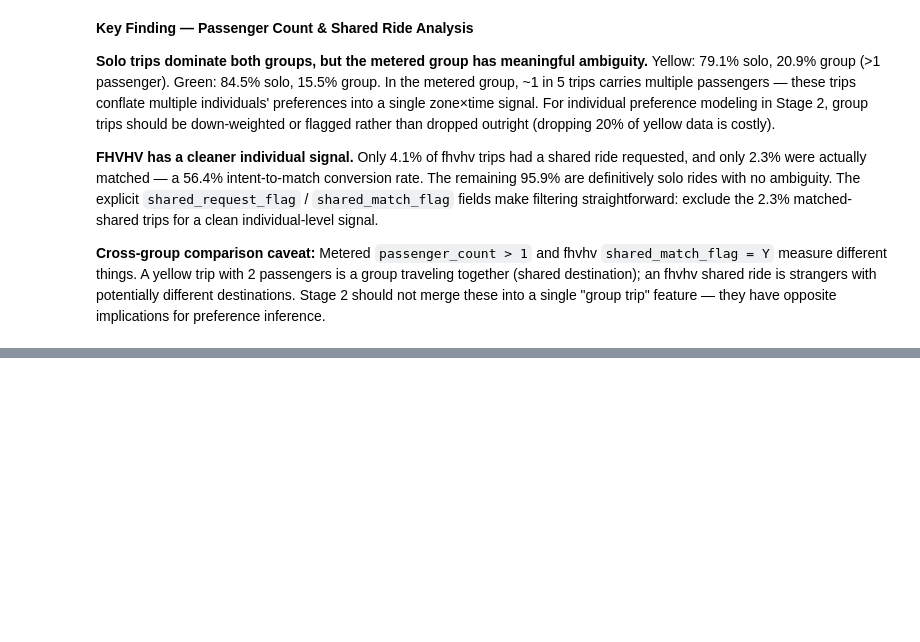
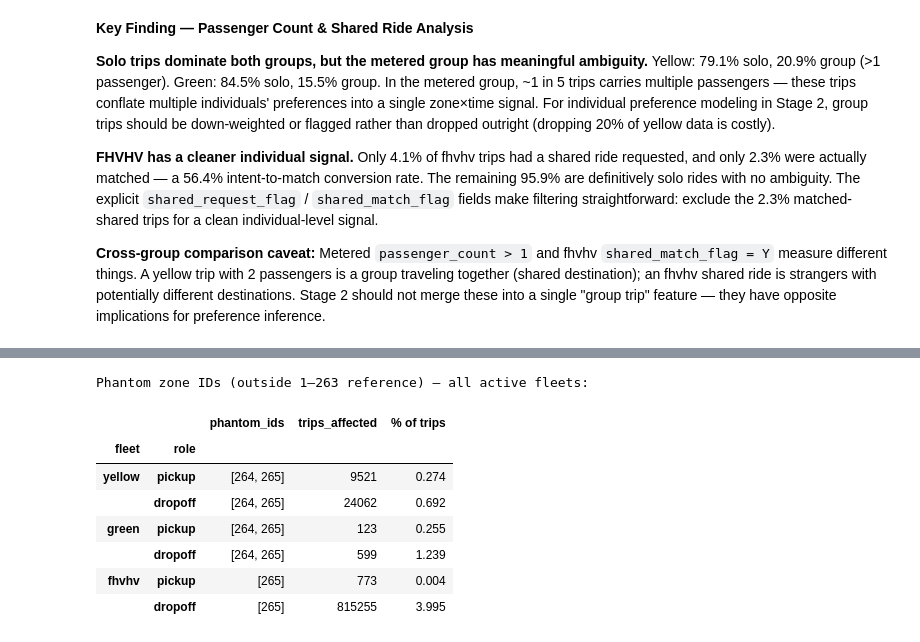
Before and after one commit to tungtt/cab-cravings, a Jupyter notebook: notebooks/01_tlc_eda.ipynb, the cells around one changed output, grey strips where cells are left out. Cells and saved outputs as stored; diff of their text form; code cells hidden in the pictures; blank space fills up the shorter version.

```diff
--- a/notebooks/01_tlc_eda.ipynb
+++ b/notebooks/01_tlc_eda.ipynb
@@ -1288,0 +1341,32 @@ FHVHV: shared requested = 4.10%  matched = 2.31%  intent→match conversion = 56
+# %%
+# Extend the Task 6 phantom-zone audit to fhvhv (the only remaining fleet in scope).
+# shp_loc_ids (list of 263 reference LocationIDs) defined in Task 8.
+ref_16 = set(shp_loc_ids)
+
+phantom_rows = []
+for fleet in ["yellow", "green", "fhvhv"]:
+    df = pd.read_parquet(FLEET[fleet], columns=["PULocationID", "DOLocationID"])
+    for role, col in [("pickup", "PULocationID"), ("dropoff", "DOLocationID")]:
+        vals    = df[col].dropna().astype(int)
+        phantom = set(vals.unique()) - ref_16
+        trips   = int(vals.isin(phantom).sum())
+        phantom_rows.append({
+            "fleet":           fleet,
+            "role":            role,
+            "phantom_ids":     sorted(phantom) if phantom else "—",
+            "trips_affected":  trips,
+            "% of trips":      round(trips / len(df) * 100, 3),
+        })
+
+print("Phantom zone IDs (outside 1–263 reference) — all active fleets:")
+display(pd.DataFrame(phantom_rows).set_index(["fleet", "role"]))
+# %% [output]
+Phantom zone IDs (outside 1–263 reference) — all active fleets:
+|  |  | phantom_ids | trips_affected | % of trips |
+| fleet | role |  |  |  |
+| yellow | pickup | [264, 265] | 9521 | 0.274 |
+|  | dropoff | [264, 265] | 24062 | 0.692 |
+| green | pickup | [264, 265] | 123 | 0.255 |
+|  | dropoff | [264, 265] | 599 | 1.239 |
+| fhvhv | pickup | [265] | 773 | 0.004 |
+|  | dropoff | [265] | 815255 | 3.995 |
```
Also changed, not shown: parts of 15 cells of this notebook.
